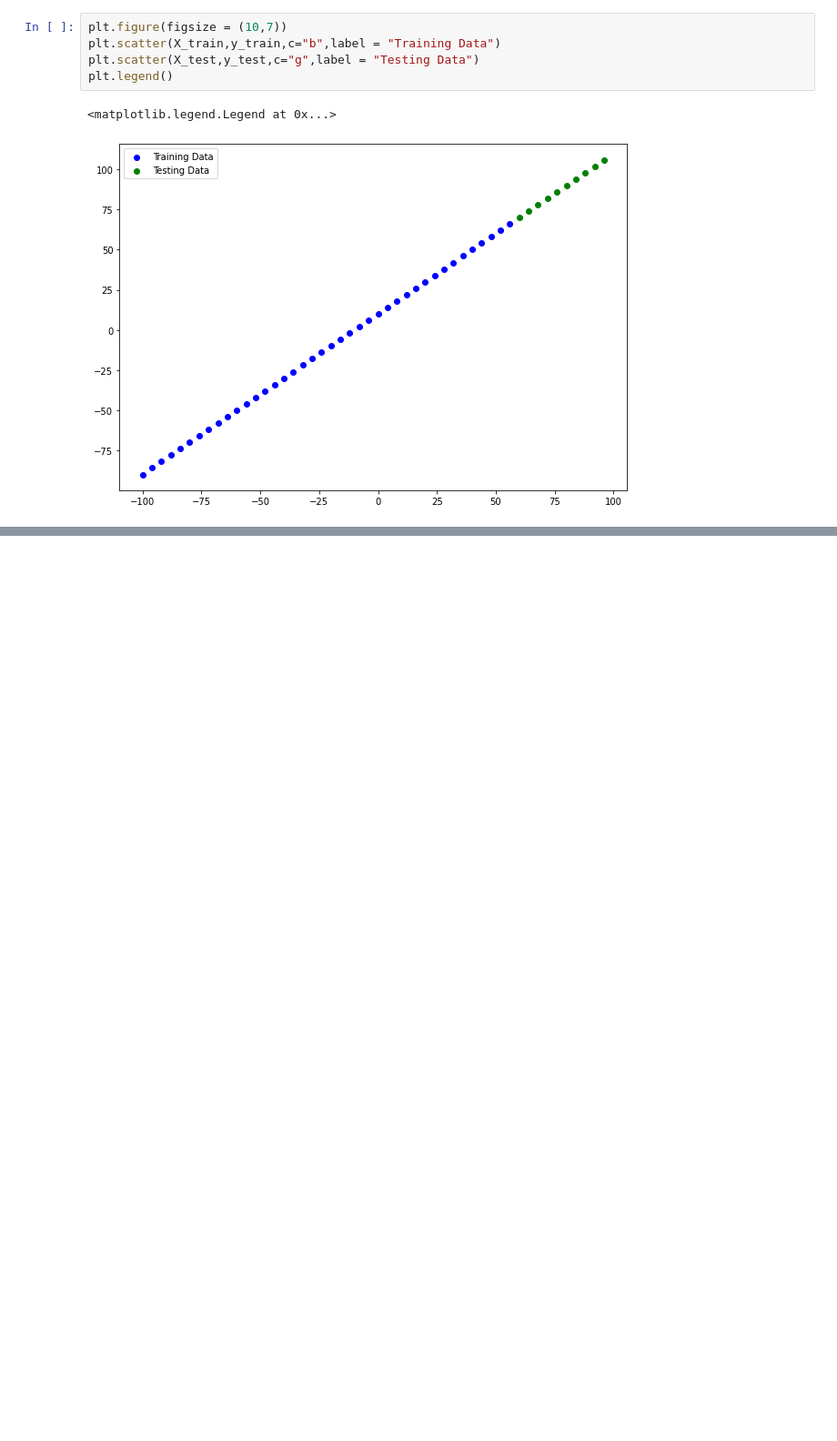
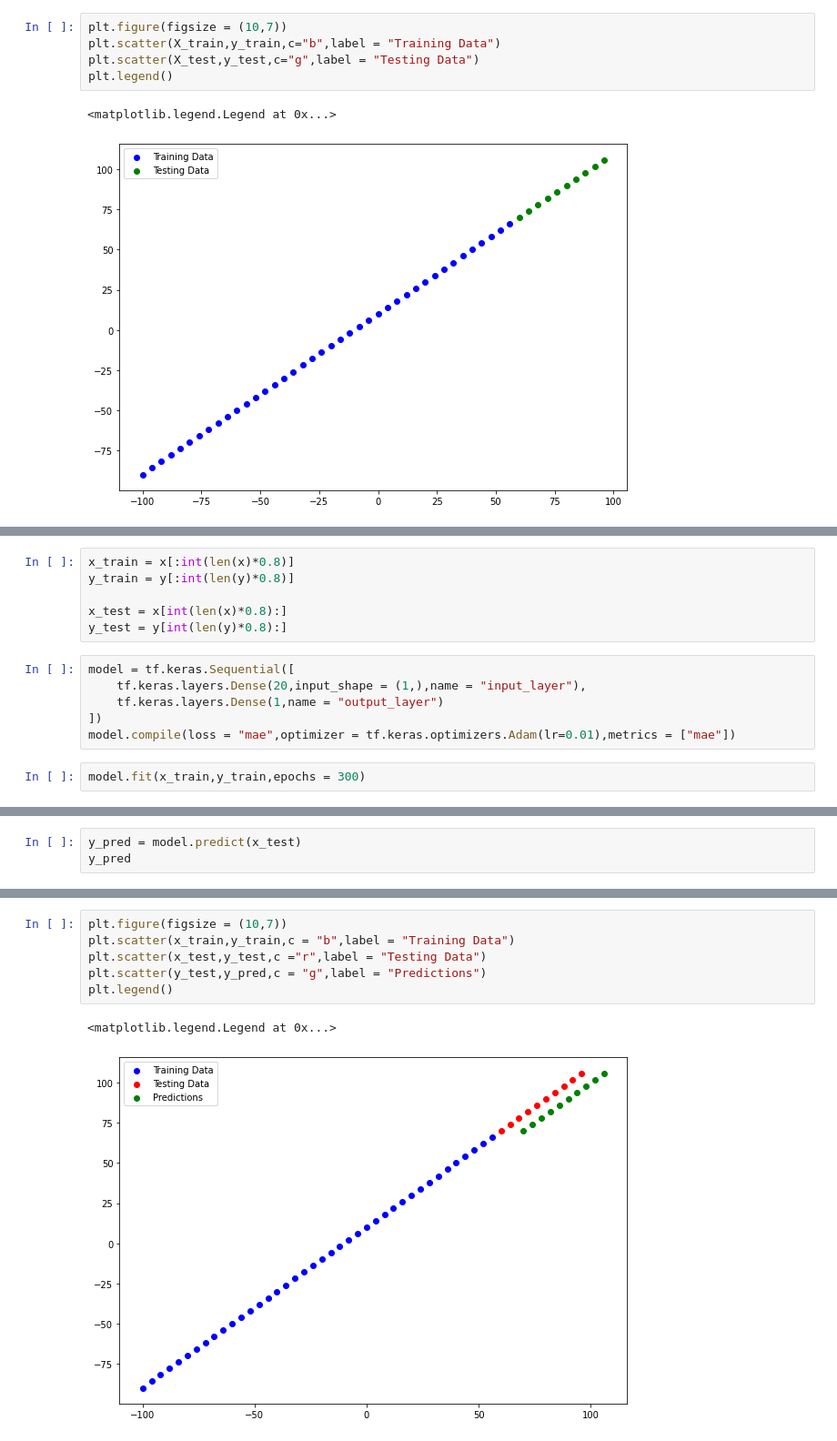
Before and after one commit to ShyamSundhar1411/My-ML-Notebooks, a Jupyter notebook: Regressions/Neural_Network_Regression.ipynb, the cells around one changed output, grey strips where cells are left out. Shown at 91% size. Saved outputs shown, nothing was run; the diff lists cells and outputs as text; blank space fills up the shorter version.

```diff
--- a/Regressions/Neural_Network_Regression.ipynb
+++ b/Regressions/Neural_Network_Regression.ipynb
@@ -228,0 +310,14 @@ plt.legend()
+# %%
+x_train = x[:int(len(x)*0.8)]
+y_train = y[:int(len(y)*0.8)]
+
+x_test = x[int(len(x)*0.8):]
+y_test = y[int(len(y)*0.8):]
+# %%
+model = tf.keras.Sequential([
+    tf.keras.layers.Dense(20,input_shape = (1,),name = "input_layer"),
+    tf.keras.layers.Dense(1,name = "output_layer")
+])
+model.compile(loss = "mae",optimizer = tf.keras.optimizers.Adam(lr=0.01),metrics = ["mae"])
+# %%
+model.fit(x_train,y_train,epochs = 300)
@@ -228,0 +343,3 @@ plt.legend()
+# %%
+y_pred = model.predict(x_test)
+y_pred
@@ -228,0 +357,9 @@ plt.legend()
+# %%
+plt.figure(figsize = (10,7))
+plt.scatter(x_train,y_train,c = "b",label = "Training Data")
+plt.scatter(x_test,y_test,c ="r",label = "Testing Data")
+plt.scatter(y_test,y_pred,c = "g",label = "Predictions")
+plt.legend()
+# %% [output]
+<matplotlib.legend.Legend at 0x...>
+[figure, added]
```
Also changed, not shown: parts of 22 cells of this notebook.
